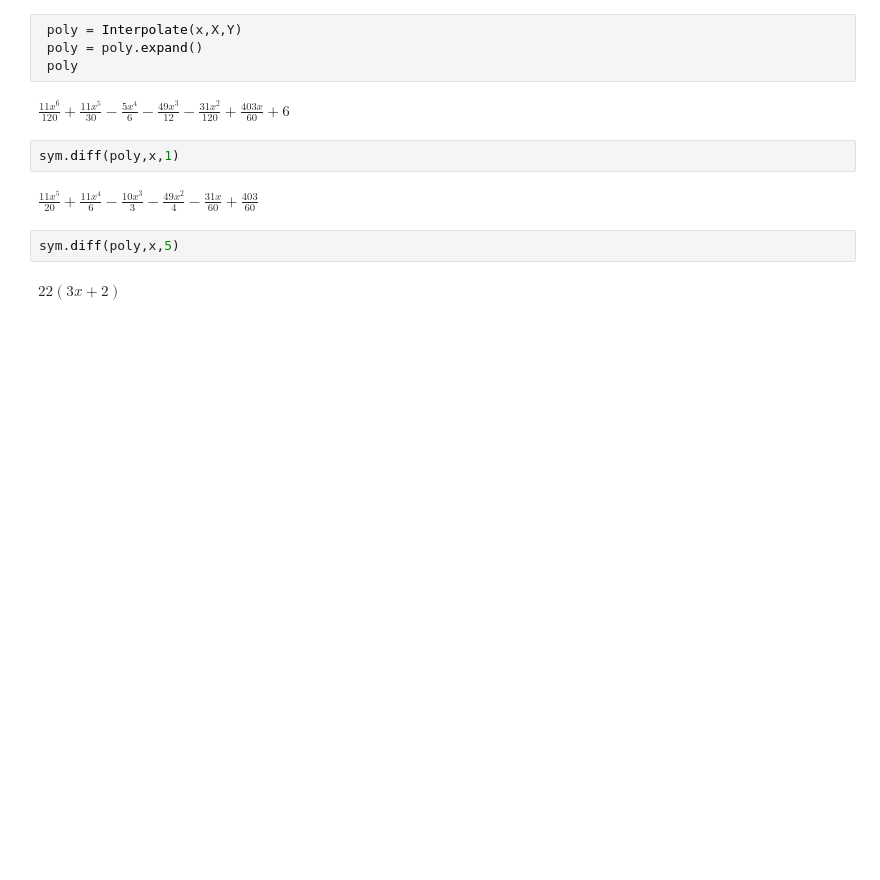
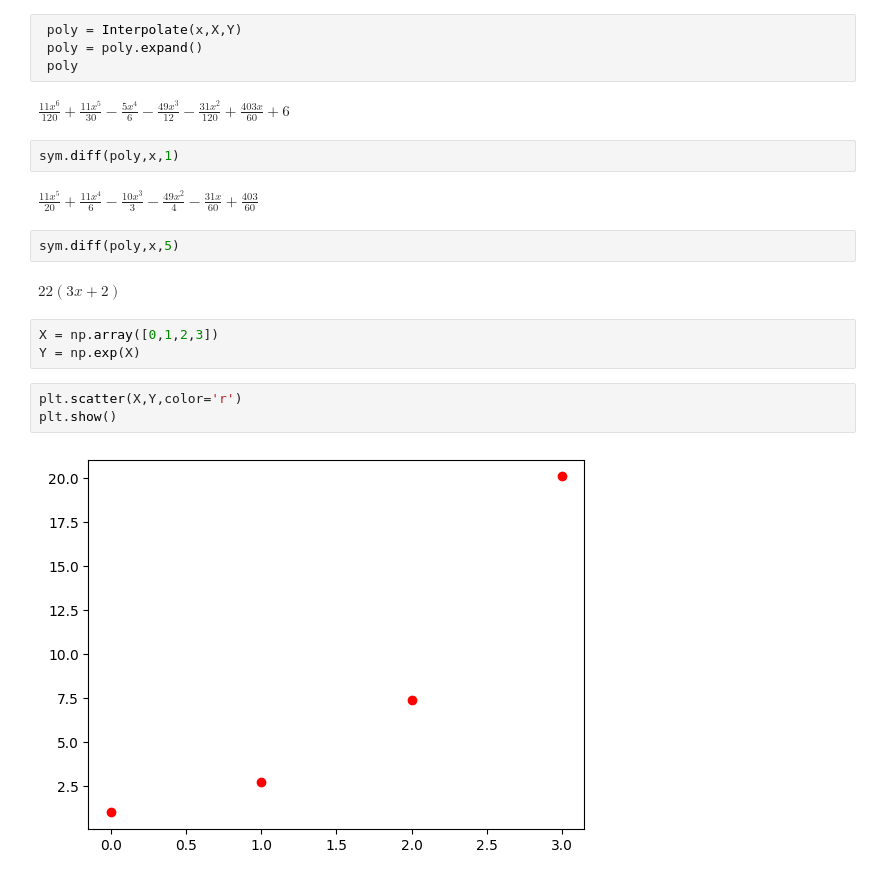
Before and after one commit to asegura4488/MetodosComputacionales1, a Jupyter notebook: Semana4/Interpolacion.ipynb, the cells around one changed output. Saved outputs shown, nothing was run; the diff lists cells and outputs as text; blank space fills up the shorter version.

```diff
--- a/Semana4/Interpolacion.ipynb
+++ b/Semana4/Interpolacion.ipynb
@@ -77,3 +77,11 @@ $\displaystyle \frac{11 x^{5}}{20} + \frac{11 x^{4}}{6} - \frac{10 x^{3}}{3} - \
 sym.diff(poly,x,5)
 # %% [output]
 $\displaystyle 22 \left(3 x + 2\right)$
+# %%
+X = np.array([0,1,2,3])
+Y = np.exp(X)
+# %%
+plt.scatter(X,Y,color='r')
+plt.show()
+# %% [output]
+[figure, added]
```
